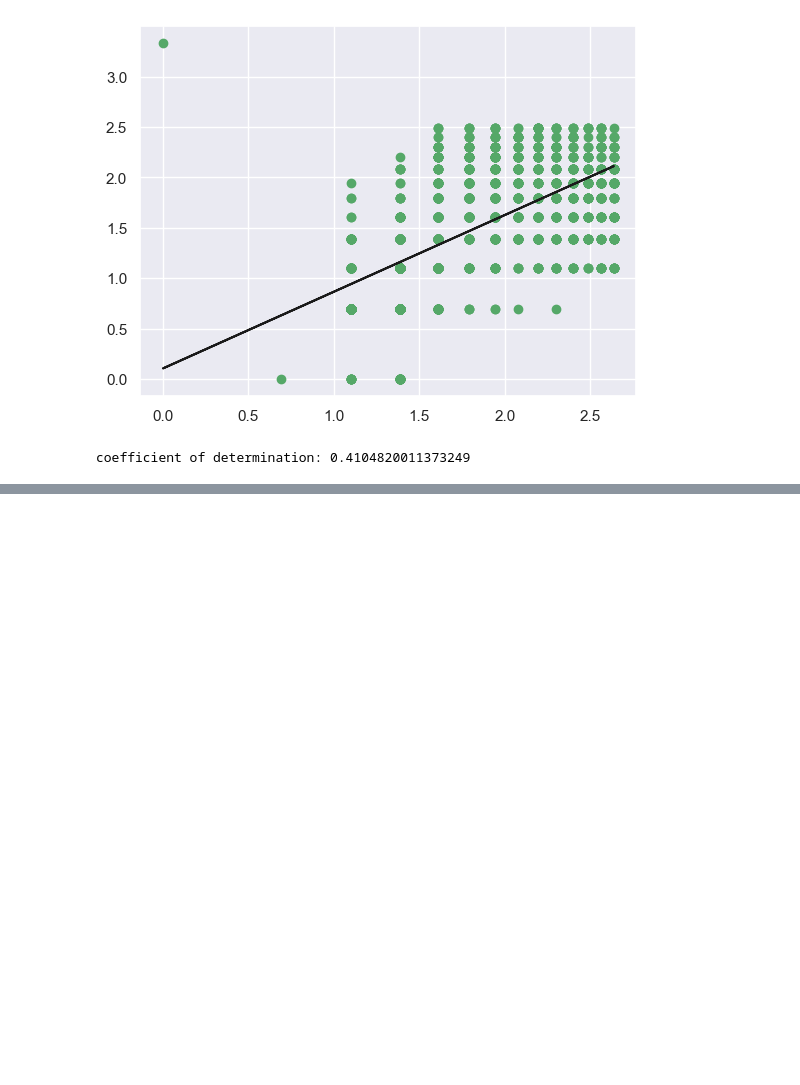
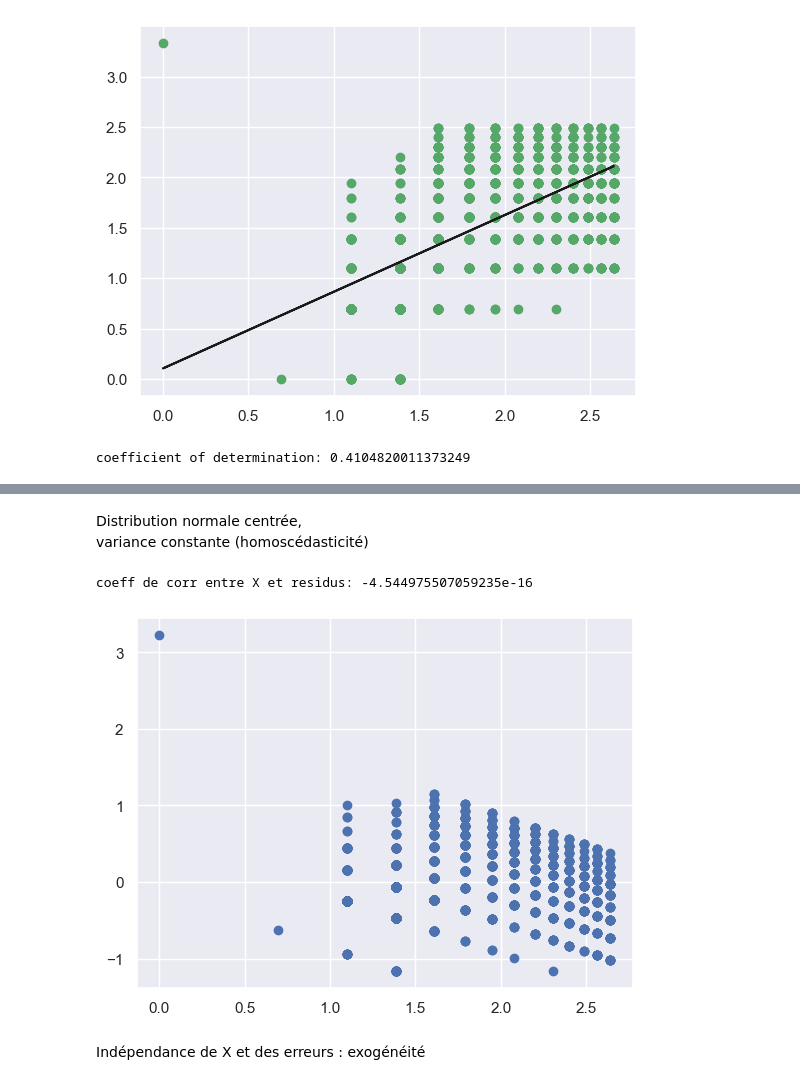
Before and after one commit to Ab2nour/customer-base-analysis, a Jupyter notebook: presentation.ipynb, the cells around one changed output, grey strips where cells are left out. Cells and saved outputs as stored; diff of their text form; code cells hidden in the pictures; blank space fills up the shorter version.

```diff
--- a/presentation.ipynb
+++ b/presentation.ipynb
@@ -672,0 +714,17 @@ coefficient of determination: 0.4104820011373249
+# %% [markdown]
+Distribution normale centrée,
+variance constante (homoscédasticité)
+# %%
+# independance des erreurs et de la variable explicative X ?
+
+plt.scatter(store_purchases, residuals)
+
+# test de correlation de pearson
+print('coeff de corr entre X et residus:', pearsonr(store_purchases.reshape(1, -1)[0], residuals)[0])
+
+# OK
+# %% [output]
+coeff de corr entre X et residus: -4.544975507059235e-16
+[figure, added]
+# %% [markdown]
+Indépendance de X et des erreurs : exogénéité
```
Also changed, not shown: parts of 10 cells of this notebook.
